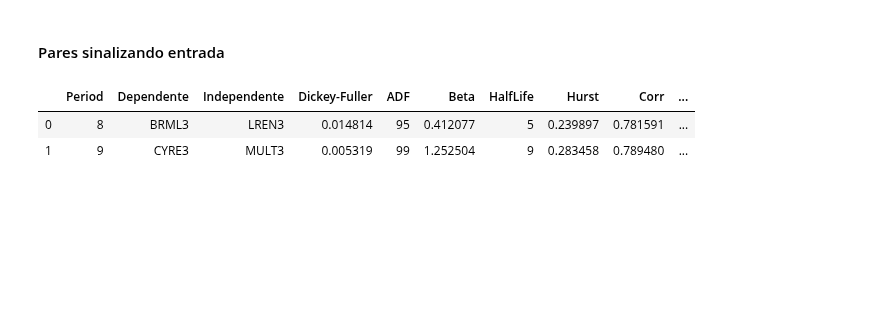
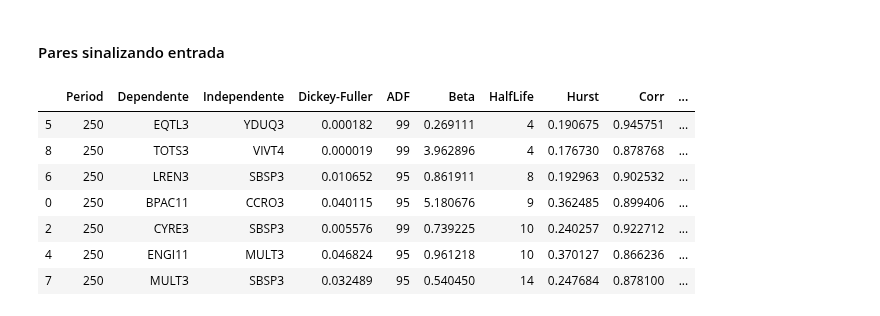
Before and after one commit to andreolvgomes/long-short-by-cointegration, a Jupyter notebook: Cointegration.ipynb, the cells around one changed output. Saved outputs shown, nothing was run; the diff lists cells and outputs as text; code cells hidden in the pictures; blank space fills up the shorter version.

```diff
--- a/Cointegration.ipynb
+++ b/Cointegration.ipynb
@@ -441,8 +432,13 @@ signal.reset_index(drop=True, inplace=True)
 apply_periods(data, signal)
 # %%
 # somente pares cointegrados em no mínimo 3 períodos
-signal.loc[(signal['Period'] > 2)].sort_values(by=['HalfLife'], ascending=True)
+signal.loc[(signal['PeriodQt'] > 2)].sort_values(by=['HalfLife'], ascending=True)
 # %% [output]
 |  | Period | Dependente | Independente | Dickey-Fuller | ADF | Beta | HalfLife | Hurst | Corr | ... |
-| 0 | 8 | BRML3 | LREN3 | 0.014814 | 95 | 0.412077 | 5 | 0.239897 | 0.781591 | ... |
-| 1 | 9 | CYRE3 | MULT3 | 0.005319 | 99 | 1.252504 | 9 | 0.283458 | 0.789480 | ... |
+| 5 | 250 | EQTL3 | YDUQ3 | 0.000182 | 99 | 0.269111 | 4 | 0.190675 | 0.945751 | ... |
+| 8 | 250 | TOTS3 | VIVT4 | 0.000019 | 99 | 3.962896 | 4 | 0.176730 | 0.878768 | ... |
+| 6 | 250 | LREN3 | SBSP3 | 0.010652 | 95 | 0.861911 | 8 | 0.192963 | 0.902532 | ... |
+| 0 | 250 | BPAC11 | CCRO3 | 0.040115 | 95 | 5.180676 | 9 | 0.362485 | 0.899406 | ... |
+| 2 | 250 | CYRE3 | SBSP3 | 0.005576 | 99 | 0.739225 | 10 | 0.240257 | 0.922712 | ... |
+| 4 | 250 | ENGI11 | MULT3 | 0.046824 | 95 | 0.961218 | 10 | 0.370127 | 0.866236 | ... |
+| 7 | 250 | MULT3 | SBSP3 | 0.032489 | 95 | 0.540450 | 14 | 0.247684 | 0.878100 | ... |
```
Also changed, not shown: parts of 9 cells of this notebook, 1 other file.
